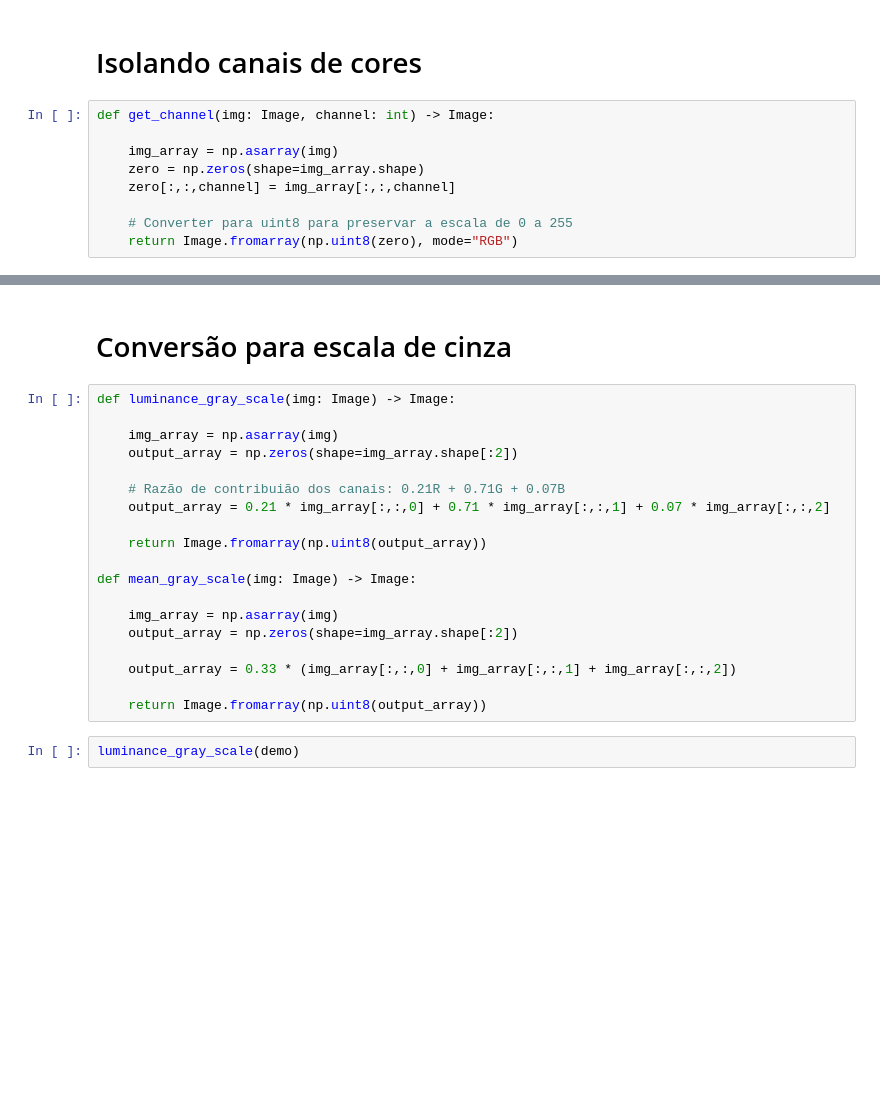
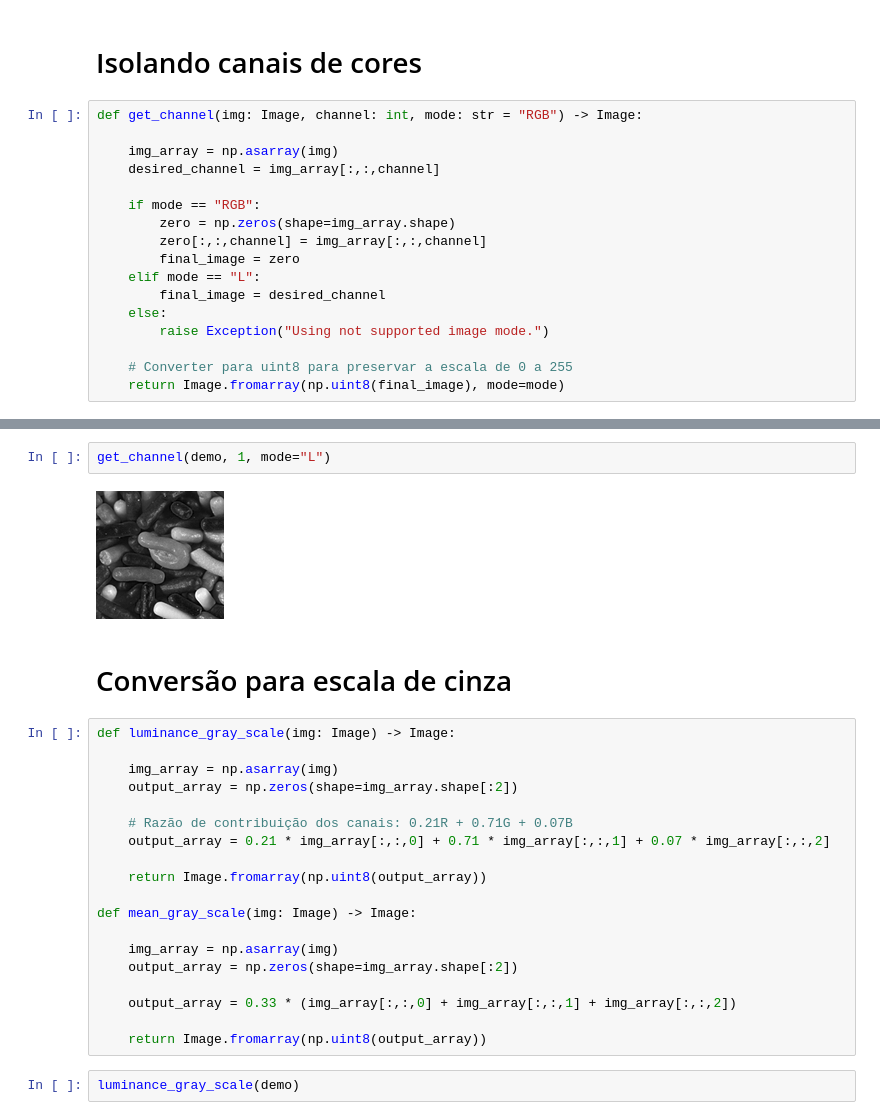
Before and after one commit to kenzosakiyama/visao_computacional, a Jupyter notebook: histogramas.ipynb, the cells around one changed output, grey strips where cells are left out. Drawn from its saved outputs; the diff is of its cells as text; blank space fills up the shorter version.

Commit message:
Adicionando suporte a histogramas RGB

```diff
--- a/histogramas.ipynb
+++ b/histogramas.ipynb
@@ -10,12 +10,20 @@ demo
 # %% [markdown]
 # Isolando canais de cores
 # %%
-def get_channel(img: Image, channel: int) -> Image:
+def get_channel(img: Image, channel: int, mode: str = "RGB") -> Image:
 
     img_array = np.asarray(img)
-    zero = np.zeros(shape=img_array.shape)
-    zero[:,:,channel] = img_array[:,:,channel]
+    desired_channel = img_array[:,:,channel]
+
+    if mode == "RGB":
+        zero = np.zeros(shape=img_array.shape)
+        zero[:,:,channel] = img_array[:,:,channel]
+        final_image = zero
+    elif mode == "L":
+        final_image = desired_channel
+    else:
+        raise Exception("Using not supported image mode.")
 
     # Converter para uint8 para preservar a escala de 0 a 255
-    return Image.fromarray(np.uint8(zero), mode="RGB")
+    return Image.fromarray(np.uint8(final_image), mode=mode)
 # %%
@@ -23,5 +31,9 @@ get_channel(demo, 1)
 # %% [output]
 [figure]
+# %%
+get_channel(demo, 1, mode="L")
+# %% [output]
+[figure, added]
 # %% [markdown]
 # Conversão para escala de cinza
 # %%
@@ -30,7 +42,7 @@ def luminance_gray_scale(img: Image) -> Image:
     img_array = np.asarray(img)
     output_array = np.zeros(shape=img_array.shape[:2])
 
-    # Razão de contribuião dos canais: 0.21R + 0.71G + 0.07B
+    # Razão de contribuição dos canais: 0.21R + 0.71G + 0.07B
     output_array = 0.21 * img_array[:,:,0] + 0.71 * img_array[:,:,1] + 0.07 * img_array[:,:,2]
 
     return Image.fromarray(np.uint8(output_array))
```
Also changed, not shown: parts of 13 cells of this notebook.
